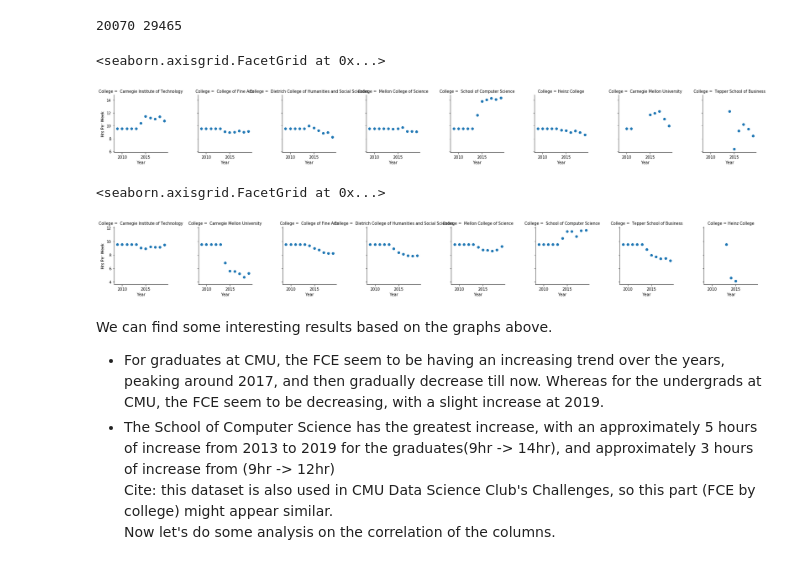
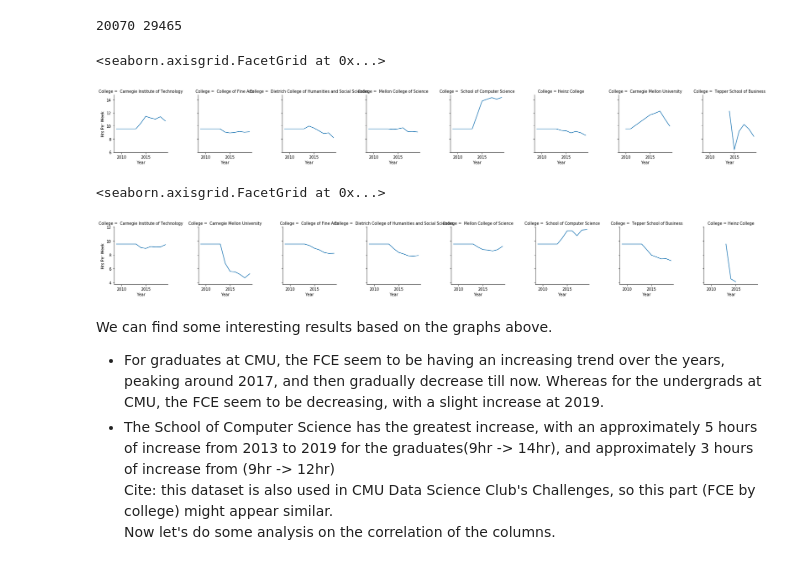
Before and after one commit to TheJYKoder/-15-388-Final-Project-F19-, a Jupyter notebook: 15388 Final Project FCE.ipynb, the cells around one changed output. Saved outputs shown, nothing was run; the diff lists cells and outputs as text; code cells hidden in the pictures.

Commit message:
Changed to line plot

```diff
--- a/15388 Final Project FCE.ipynb
+++ b/15388 Final Project FCE.ipynb
@@ -103,23 +103,25 @@ avg_undergrad_fce = df_undergrad.groupby(["Year", "College"], as_index=False).me
 # %%
 avg_grad_fce = avg_grad_fce.groupby(["Year", "College"], as_index=False).mean()
 avg_grad_fce = avg_grad_fce[["Year", "College","Hrs Per Week"]]
 
 g = sns.FacetGrid(avg_grad_fce, col="College")
-g.map(plt.scatter, "Year", "Hrs Per Week")
+# g.map(plt.scatter, "Year", "Hrs Per Week")
+g.map(plt.plot,"Year", "Hrs Per Week")
 g.add_legend()
 # %% [output]
 <seaborn.axisgrid.FacetGrid at 0x...>
-[figure, old version]
+[figure, new version]
 # %%
 avg_undergrad_fce = avg_undergrad_fce.groupby(["Year", "College"], as_index=False).mean()
 avg_undergrad_fce = avg_undergrad_fce[["Year", "College","Hrs Per Week"]]
 
 g = sns.FacetGrid(avg_undergrad_fce, col="College")
-g.map(plt.scatter, "Year", "Hrs Per Week")
+# g.map(plt.scatter, "Year", "Hrs Per Week")
+g.map(plt.plot,"Year", "Hrs Per Week")
 g.add_legend()
 # %% [output]
 <seaborn.axisgrid.FacetGrid at 0x...>
-[figure, old version]
+[figure, new version]
 # %% [markdown]
 We can find some interesting results based on the graphs above.
 * For graduates at CMU, the FCE seem to be having an increasing trend over the years, peaking around 2017, and then gradually decrease till now. Whereas for the undergrads at CMU, the FCE seem to be decreasing, with a slight increase at 2019.
```
